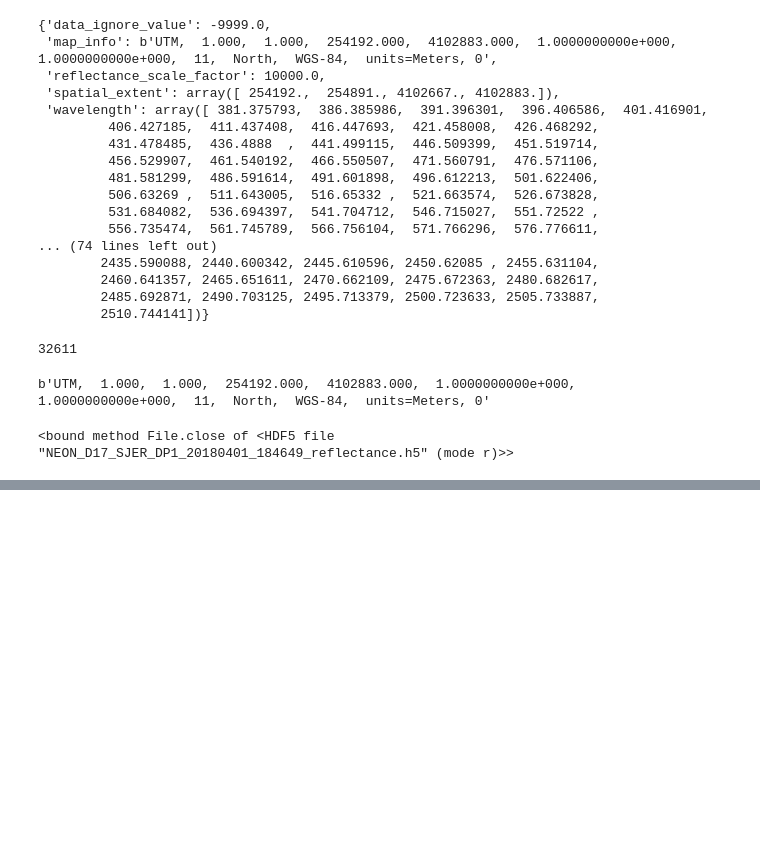
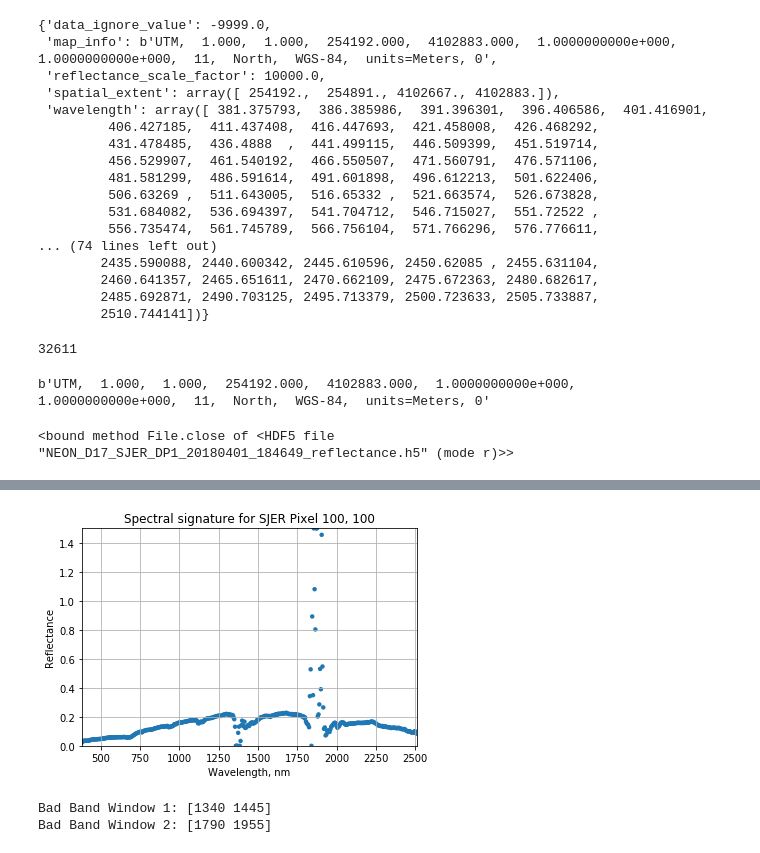
Before and after one commit to LeticiaLee/extract_spectra, a Jupyter notebook: extract_and_plot_spectra_from_aop.ipynb, the cells around one changed output, grey strips where cells are left out. Drawn from its saved outputs; the diff is of its cells as text; code cells hidden in the pictures; blank space fills up the shorter version.

```diff
--- a/extract_and_plot_spectra_from_aop.ipynb
+++ b/extract_and_plot_spectra_from_aop.ipynb
@@ -285,3 +285,12 @@ b'UTM,  1.000,  1.000,  254192.000,  4102883.000,  1.0000000000e+000,  1.0000000
 hdf5_file.close
 # %% [output]
 <bound method File.close of <HDF5 file "NEON_D17_SJER_DP1_20180401_184649_reflectance.h5" (mode r)>>
+# %%
+#make a new empty pandas dataframe
+serc_pixel_df = pd.DataFrame()
+# %%
+#add a column of reflectance data from the cleaned reflectance array
+serc_pixel_df['reflectance']=reflArray[pixel_to_plot[0],pixel_to_plot[1],:]
+# %%
+#add second column with the wavelength info
+serc_pixel_df['wavelengths']=metadata['wavelength']
@@ -287,0 +315,24 @@ hdf5_file.close
+# %%
+#make a plot
+serc_pixel_df.plot(x = 'wavelengths', y = 'reflectance', kind = 'scatter', edgecolor = 'none')
+plt.title('Spectral signature for ' + sitename + ' Pixel ' +', '.join(map(str,pixel_to_plot)))
+ax = plt.gca() #gca = get current axes
+ax.set_xlim([np.min(serc_pixel_df['wavelengths']),
+            np.max(serc_pixel_df['wavelengths'])])
+ax.set_ylim([np.min(serc_pixel_df['reflectance']),
+            np.max(serc_pixel_df['reflectance'])])
+ax.set_xlabel("Wavelength, nm")
+ax.set_ylabel("Reflectance")
+ax.grid(True)
+fig = ax.get_figure()
+fig.savefig('output/figs/'+sitename+"_plot1.png")
+# %% [output]
+[figure, added]
+# %%
+bbw1 = metadata['bad_band_window1']
+print('Bad Band Window 1:', bbw1)
+bbw2 = metadata['bad_band_window2']
+print('Bad Band Window 2:', bbw2)
+# %% [output]
+Bad Band Window 1: [1340 1445]
+Bad Band Window 2: [1790 1955]
```
Also changed, not shown: parts of 7 cells of this notebook.
